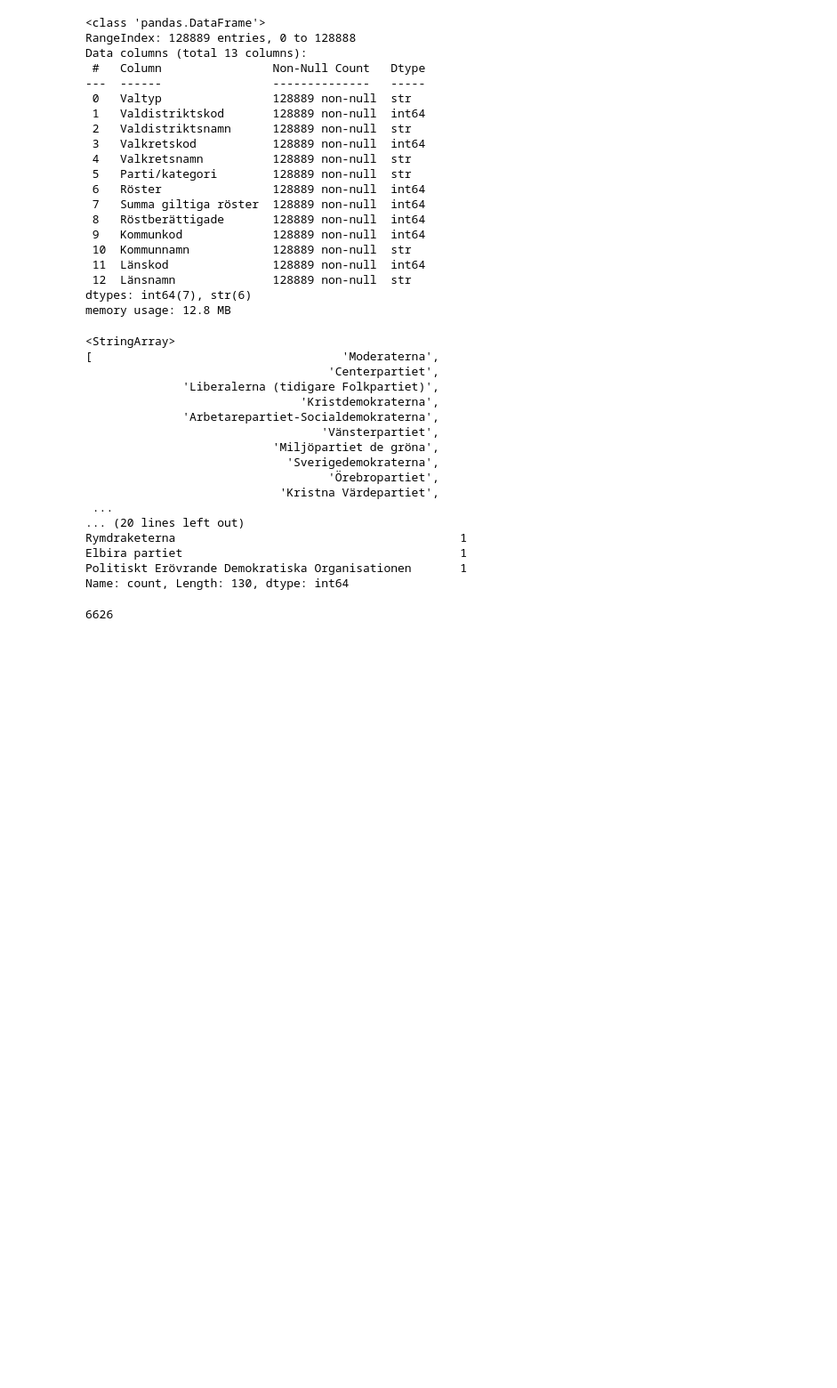
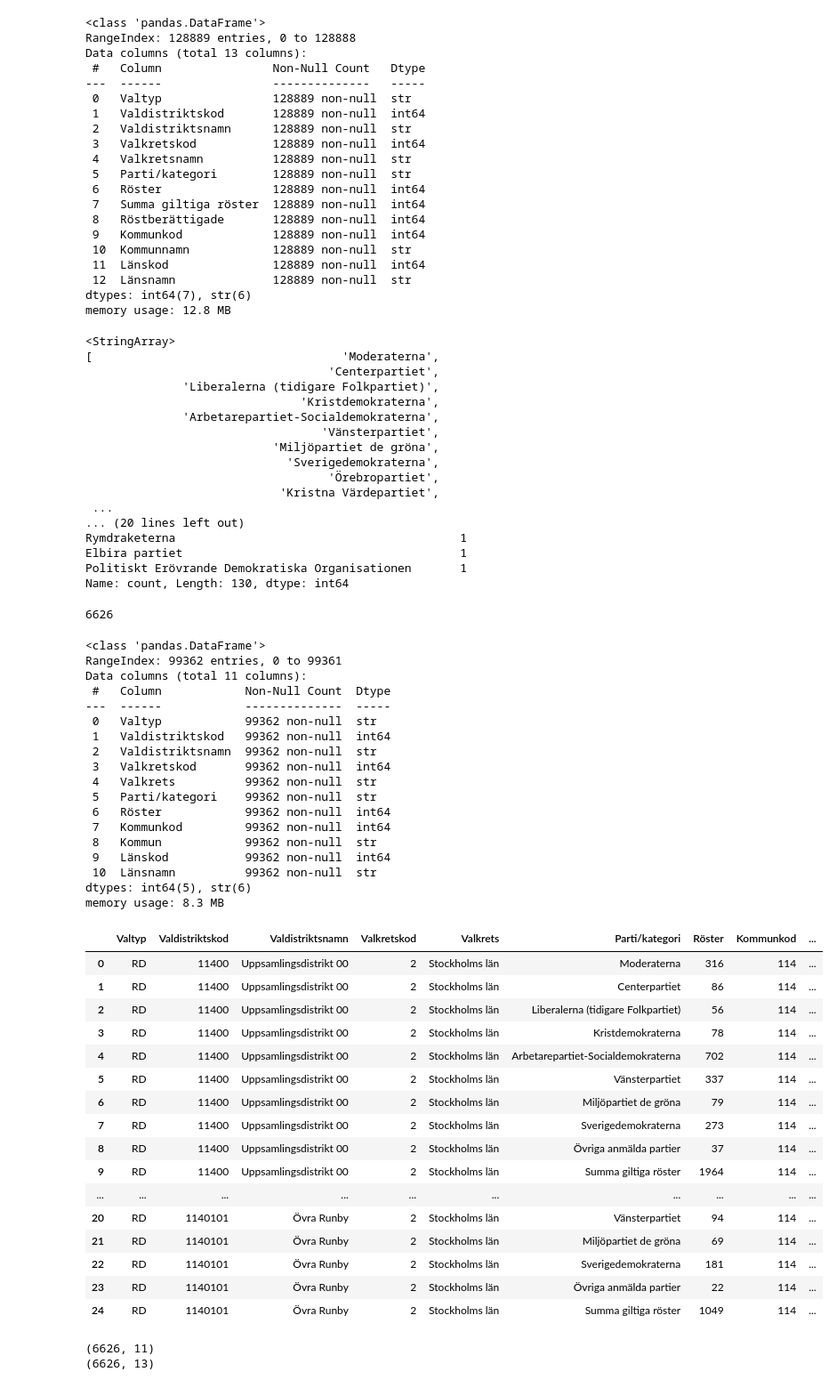
Before and after one commit to sven-0414/py-ai-lab, a Jupyter notebook: data_analysis/egen_lab.ipynb, the cells around one changed output. Shown at 89% size. Cells and saved outputs as stored; diff of their text form; code cells hidden in the pictures; blank space fills up the shorter version.

```diff
--- a/data_analysis/egen_lab.ipynb
+++ b/data_analysis/egen_lab.ipynb
@@ -95,3 +95,67 @@ roster['Valdistriktskod'].nunique()
 6626
 # %%
 # 6626 valdistrikt alltså
+
+prel_distrikt = pd.read_excel(
+    'data/preliminar-riksdagsval-med-uppsamlingsdistrikt.xlsx',
+    sheet_name='Per valdistrikt'
+)
+
+slutg_distrikt = pd.read_excel(
+    'data/roster-per-distrikt-slutligt-antal-roster-inklusive-totalt-valdeltagande-riksdagsvalet-2026.xlsx',
+    sheet_name='Andel_län'
+)
+
+
+prel_distrikt.info()
+prel_distrikt.head(25)
+# %% [output]
+<class 'pandas.DataFrame'>
+RangeIndex: 99362 entries, 0 to 99361
+Data columns (total 11 columns):
+ #   Column            Non-Null Count  Dtype
+---  ------            --------------  -----
+ 0   Valtyp            99362 non-null  str
+ 1   Valdistriktskod   99362 non-null  int64
+ 2   Valdistriktsnamn  99362 non-null  str
+ 3   Valkretskod       99362 non-null  int64
+ 4   Valkrets          99362 non-null  str
+ 5   Parti/kategori    99362 non-null  str
+ 6   Röster            99362 non-null  int64
+ 7   Kommunkod         99362 non-null  int64
+ 8   Kommun            99362 non-null  str
+ 9   Länskod           99362 non-null  int64
+ 10  Länsnamn          99362 non-null  str
+dtypes: int64(5), str(6)
+memory usage: 8.3 MB
+|  | Valtyp | Valdistriktskod | Valdistriktsnamn | Valkretskod | Valkrets | Parti/kategori | Röster | Kommunkod | ... |
+| 0 | RD | 11400 | Uppsamlingsdistrikt 00 | 2 | Stockholms län | Moderaterna | 316 | 114 | ... |
+| 1 | RD | 11400 | Uppsamlingsdistrikt 00 | 2 | Stockholms län | Centerpartiet | 86 | 114 | ... |
+| 2 | RD | 11400 | Uppsamlingsdistrikt 00 | 2 | Stockholms län | Liberalerna (tidigare Folkpartiet) | 56 | 114 | ... |
+| 3 | RD | 11400 | Uppsamlingsdistrikt 00 | 2 | Stockholms län | Kristdemokraterna | 78 | 114 | ... |
+| 4 | RD | 11400 | Uppsamlingsdistrikt 00 | 2 | Stockholms län | Arbetarepartiet-Socialdemokraterna | 702 | 114 | ... |
+| 5 | RD | 11400 | Uppsamlingsdistrikt 00 | 2 | Stockholms län | Vänsterpartiet | 337 | 114 | ... |
+| 6 | RD | 11400 | Uppsamlingsdistrikt 00 | 2 | Stockholms län | Miljöpartiet de gröna | 79 | 114 | ... |
+| 7 | RD | 11400 | Uppsamlingsdistrikt 00 | 2 | Stockholms län | Sverigedemokraterna | 273 | 114 | ... |
+| 8 | RD | 11400 | Uppsamlingsdistrikt 00 | 2 | Stockholms län | Övriga anmälda partier | 37 | 114 | ... |
+| 9 | RD | 11400 | Uppsamlingsdistrikt 00 | 2 | Stockholms län | Summa giltiga röster | 1964 | 114 | ... |
+| ... | ... | ... | ... | ... | ... | ... | ... | ... | ... |
+| 20 | RD | 1140101 | Övra Runby | 2 | Stockholms län | Vänsterpartiet | 94 | 114 | ... |
+| 21 | RD | 1140101 | Övra Runby | 2 | Stockholms län | Miljöpartiet de gröna | 69 | 114 | ... |
+| 22 | RD | 1140101 | Övra Runby | 2 | Stockholms län | Sverigedemokraterna | 181 | 114 | ... |
+| 23 | RD | 1140101 | Övra Runby | 2 | Stockholms län | Övriga anmälda partier | 22 | 114 | ... |
+| 24 | RD | 1140101 | Övra Runby | 2 | Stockholms län | Summa giltiga röster | 1049 | 114 | ... |
+# %%
+prel_giltiga = prel_distrikt[
+    prel_distrikt['Parti/kategori'] == 'Summa giltiga röster'
+]
+
+slutg_giltiga = roster[
+    roster['Parti/kategori'] == 'Summa giltiga röster'
+]
+
+print(prel_giltiga.shape)
+print(slutg_giltiga.shape)
+# %% [output]
+(6626, 11)
+(6626, 13)
```
Also changed, not shown: parts of 8 cells of this notebook.
